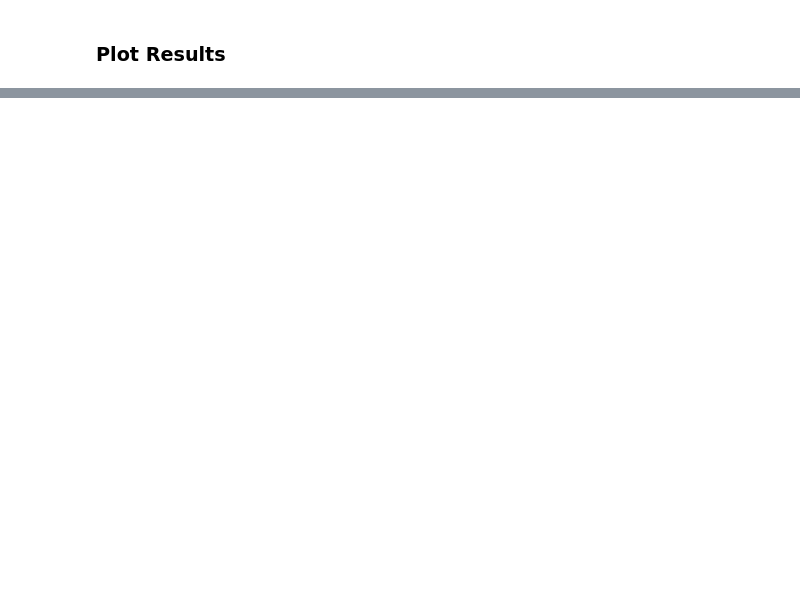
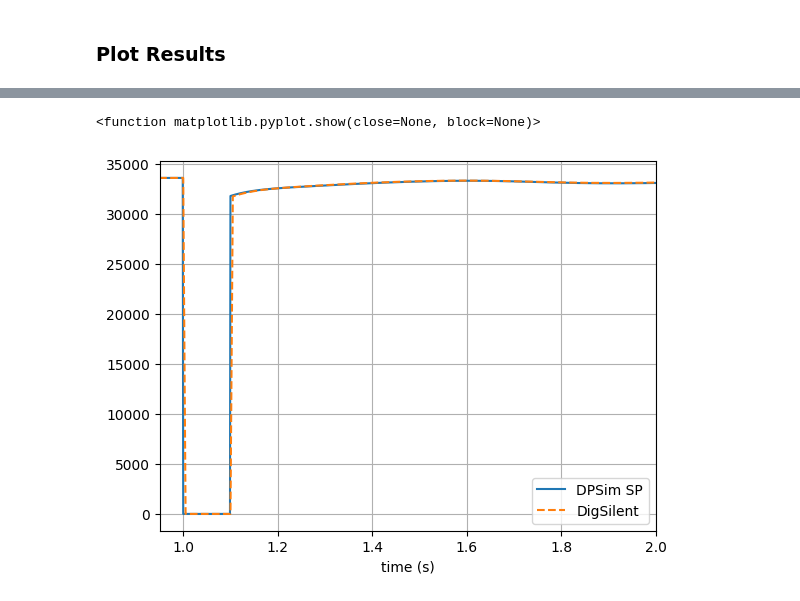
Before and after one commit to Canfirat98/cimpy, a Jupyter notebook: cimpy/IEEE14.ipynb, the cells around one changed output, grey strips where cells are left out. Cells and saved outputs as stored; diff of their text form; code cells hidden in the pictures; blank space fills up the shorter version.

```diff
--- a/cimpy/IEEE14.ipynb
+++ b/cimpy/IEEE14.ipynb
@@ -242,0 +290,2 @@ name_dyn
+# %%
+name_dyn_sp, system = simulate_ieee14(system_PF, domain=Domain.SP)
@@ -283,0 +365,17 @@ plt.show
+# %%
+timestep_common = 1e-3
+
+plt.plot(ts_dpsim_sp['Bus_0014.V'].interpolate(timestep_common).time, ts_dpsim_sp['Bus_0014.V'].interpolate(timestep_common).abs().values, label='DPSim SP')
+plt.plot(ts_powerfactory['Bus_0014'].interpolate(timestep_common).time, ts_powerfactory['Bus_0014'].interpolate(timestep_common).values * 33000, '--', label='DigSilent')
+plt.legend(loc='lower right')
+plt.xlabel('time (s)')
+#plt.ylabel(ylabels[varname_dpsim])
+plt.grid()
+plt.xlim([0.95, 2])
+#plt.xlim([0.0, 0.1])
+#plt.ylim([135e3, 145e3])
+#plt.ylim([32e3, 36e3])
+plt.show
+# %% [output]
+<function matplotlib.pyplot.show(close=None, block=None)>
+[figure, added]
```
Also changed, not shown: parts of 12 cells of this notebook, 1 other file.
